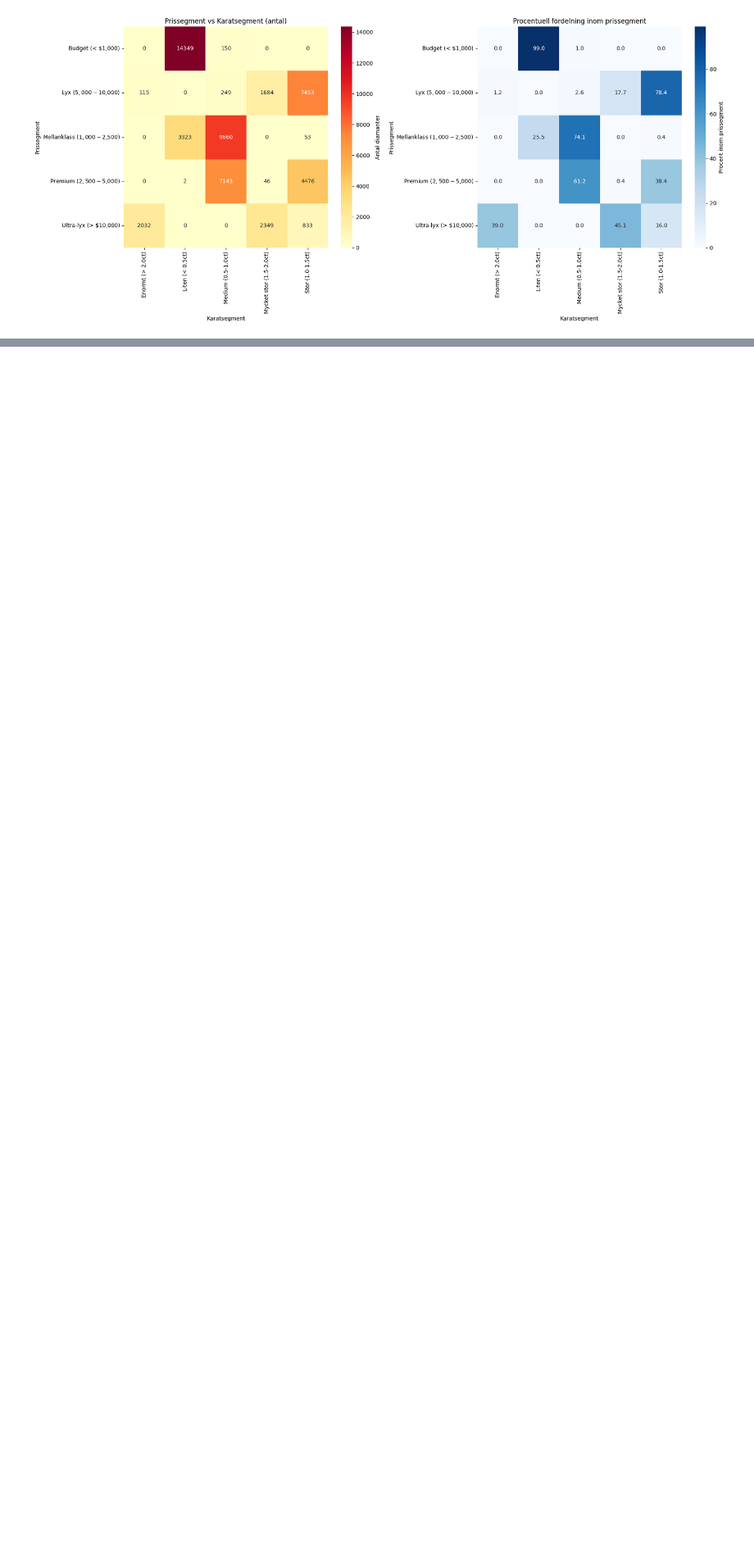
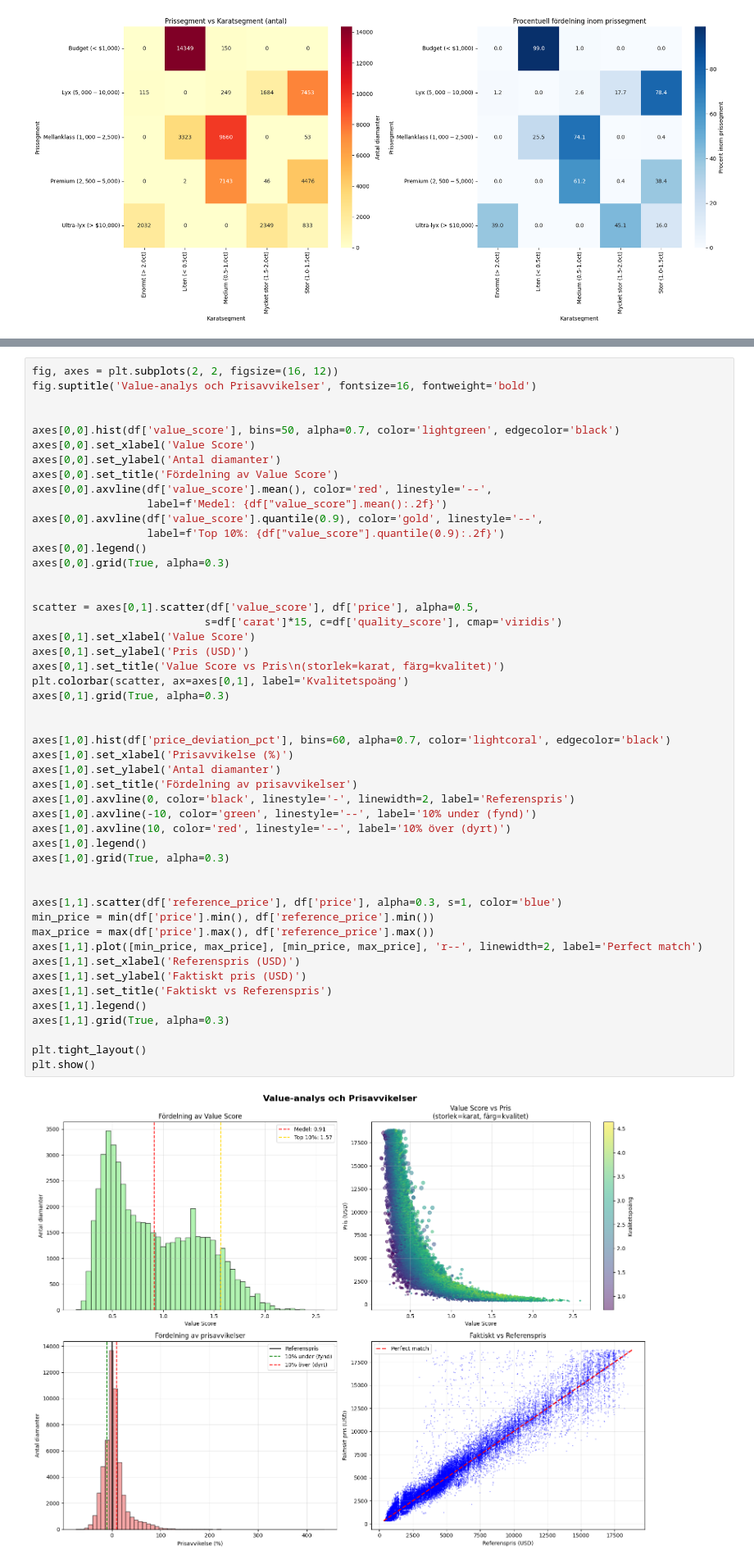
Before and after one commit to SebbeHN/python_kunskapskontroll, a Jupyter notebook: diamonds_analys/diamonds.ipynb, the cells around one changed output, grey strips where cells are left out. Shown at 82% size. Drawn from its saved outputs; the diff is of its cells as text; blank space fills up the shorter version.

Commit message:
diamanter djupdykning

```diff
--- a/diamonds_analys/diamonds.ipynb
+++ b/diamonds_analys/diamonds.ipynb
@@ -1282,0 +1361,51 @@ for segment in df['price_segment'].unique():
+# %%
+fig, axes = plt.subplots(2, 2, figsize=(16, 12))
+fig.suptitle('Value-analys och Prisavvikelser', fontsize=16, fontweight='bold')
+
+
+axes[0,0].hist(df['value_score'], bins=50, alpha=0.7, color='lightgreen', edgecolor='black')
+axes[0,0].set_xlabel('Value Score')
+axes[0,0].set_ylabel('Antal diamanter')
+axes[0,0].set_title('Fördelning av Value Score')
+axes[0,0].axvline(df['value_score'].mean(), color='red', linestyle='--',
+                  label=f'Medel: {df["value_score"].mean():.2f}')
+axes[0,0].axvline(df['value_score'].quantile(0.9), color='gold', linestyle='--',
+                  label=f'Top 10%: {df["value_score"].quantile(0.9):.2f}')
+axes[0,0].legend()
+axes[0,0].grid(True, alpha=0.3)
+
+
+scatter = axes[0,1].scatter(df['value_score'], df['price'], alpha=0.5,
+                           s=df['carat']*15, c=df['quality_score'], cmap='viridis')
+axes[0,1].set_xlabel('Value Score')
+axes[0,1].set_ylabel('Pris (USD)')
+axes[0,1].set_title('Value Score vs Pris\n(storlek=karat, färg=kvalitet)')
+plt.colorbar(scatter, ax=axes[0,1], label='Kvalitetspoäng')
+axes[0,1].grid(True, alpha=0.3)
+
+
+axes[1,0].hist(df['price_deviation_pct'], bins=60, alpha=0.7, color='lightcoral', edgecolor='black')
+axes[1,0].set_xlabel('Prisavvikelse (%)')
+axes[1,0].set_ylabel('Antal diamanter')
+axes[1,0].set_title('Fördelning av prisavvikelser')
+axes[1,0].axvline(0, color='black', linestyle='-', linewidth=2, label='Referenspris')
+axes[1,0].axvline(-10, color='green', linestyle='--', label='10% under (fynd)')
+axes[1,0].axvline(10, color='red', linestyle='--', label='10% över (dyrt)')
+axes[1,0].legend()
+axes[1,0].grid(True, alpha=0.3)
+
+
+axes[1,1].scatter(df['reference_price'], df['price'], alpha=0.3, s=1, color='blue')
+min_price = min(df['price'].min(), df['reference_price'].min())
+max_price = max(df['price'].max(), df['reference_price'].max())
+axes[1,1].plot([min_price, max_price], [min_price, max_price], 'r--', linewidth=2, label='Perfect match')
+axes[1,1].set_xlabel('Referenspris (USD)')
+axes[1,1].set_ylabel('Faktiskt pris (USD)')
+axes[1,1].set_title('Faktiskt vs Referenspris')
+axes[1,1].legend()
+axes[1,1].grid(True, alpha=0.3)
+
+plt.tight_layout()
+plt.show()
+# %% [output]
+[figure, added]
```
Also changed, not shown: parts of 22 cells of this notebook.
